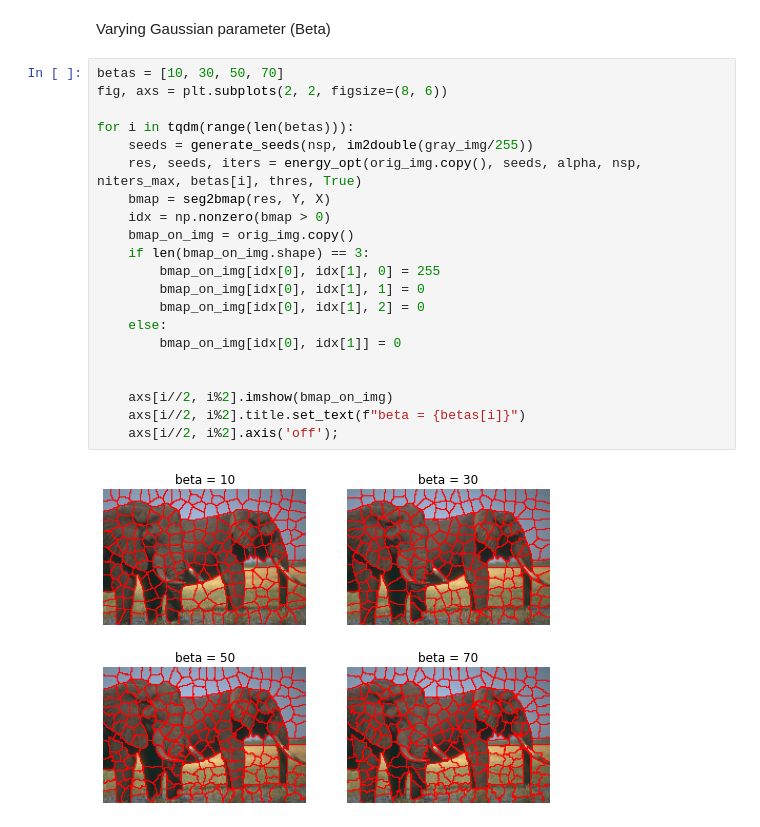
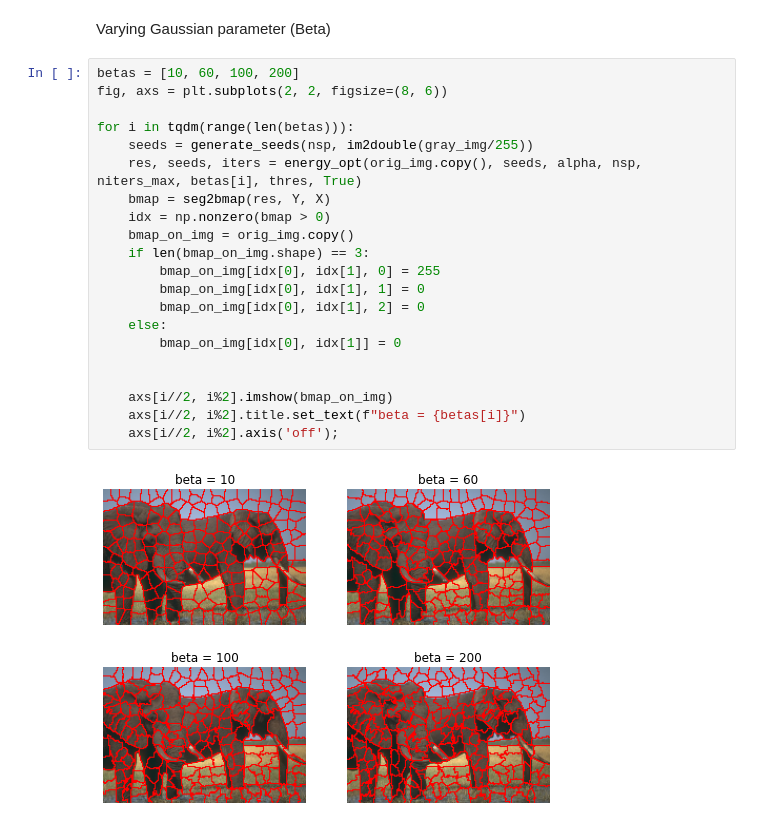
Before and after one commit to ishaanshah/lrw_superpixel, a Jupyter notebook: experiments.ipynb, the cells around one changed output. Drawn from its saved outputs; the diff is of its cells as text.

```diff
--- a/experiments.ipynb
+++ b/experiments.ipynb
@@ -127,25 +129,25 @@ for i in tqdm(range(len(threshs))):
 # %% [markdown]
 Varying Gaussian parameter (Beta)
 # %%
-betas = [10, 30, 50, 70]
+betas = [10, 60, 100, 200]
 fig, axs = plt.subplots(2, 2, figsize=(8, 6))
 
 for i in tqdm(range(len(betas))):
     seeds = generate_seeds(nsp, im2double(gray_img/255))
     res, seeds, iters = energy_opt(orig_img.copy(), seeds, alpha, nsp, niters_max, betas[i], thres, True)
     bmap = seg2bmap(res, Y, X)
     idx = np.nonzero(bmap > 0)
     bmap_on_img = orig_img.copy()
     if len(bmap_on_img.shape) == 3:
         bmap_on_img[idx[0], idx[1], 0] = 255
         bmap_on_img[idx[0], idx[1], 1] = 0
         bmap_on_img[idx[0], idx[1], 2] = 0
     else:
         bmap_on_img[idx[0], idx[1]] = 0
 
 
     axs[i//2, i%2].imshow(bmap_on_img)
     axs[i//2, i%2].title.set_text(f"beta = {betas[i]}")
     axs[i//2, i%2].axis('off');
 # %% [output]
-[figure, old version]
+[figure, new version]
```
Also changed, not shown: parts of 1 cell of this notebook, 2 other files.
